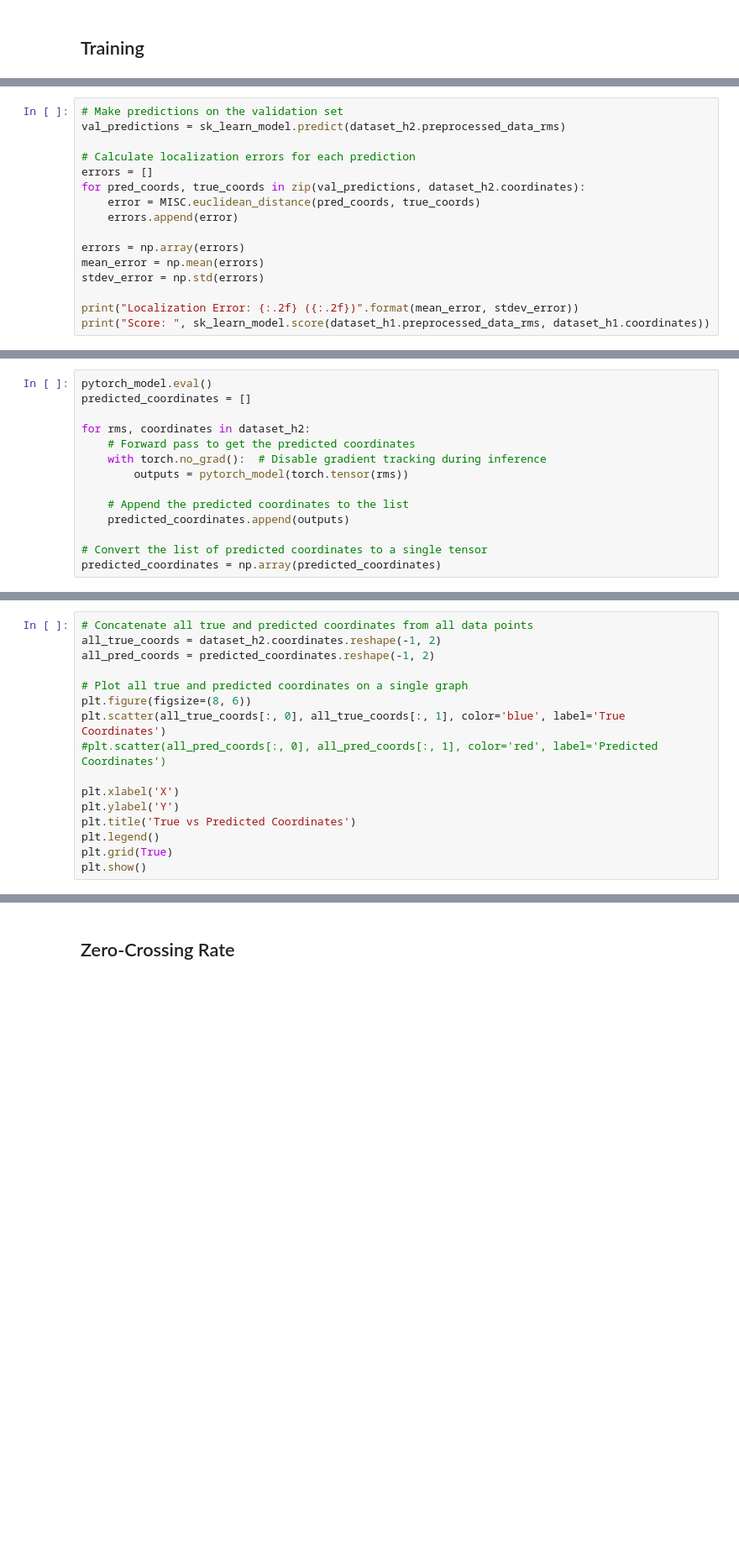
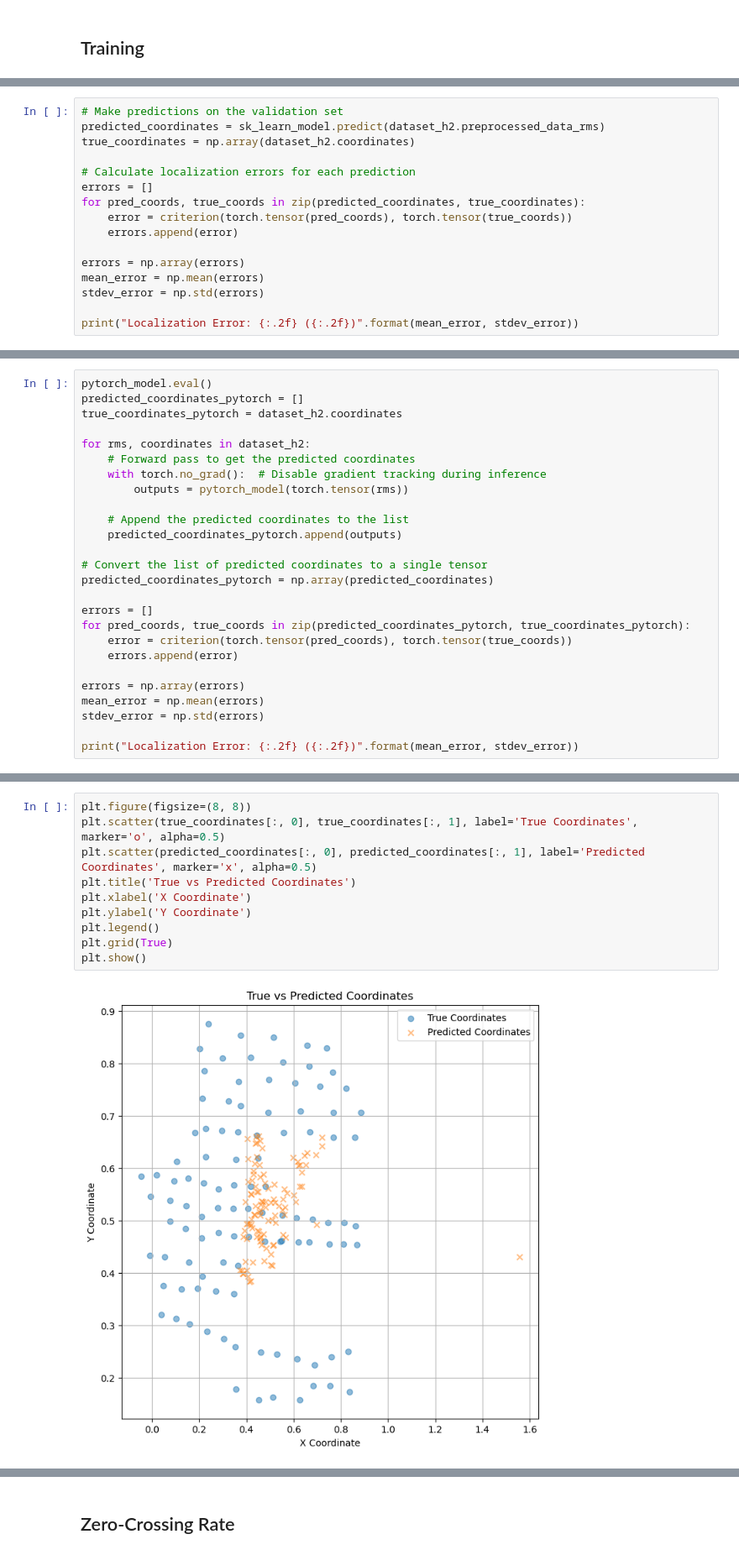
Before and after one commit to christopherT02/Acoustic-Hackathon, a Jupyter notebook: src/linear_regression.ipynb, the cells around one changed output, grey strips where cells are left out. Shown at 84% size. Saved outputs shown, nothing was run; the diff lists cells and outputs as text; blank space fills up the shorter version.

```diff
--- a/src/linear_regression.ipynb
+++ b/src/linear_regression.ipynb
@@ -225,11 +237,12 @@ def euclidean_distance2(pred_coords, true_coords):
 # %%
 # Make predictions on the validation set
-val_predictions = sk_learn_model.predict(dataset_h2.preprocessed_data_rms)
+predicted_coordinates = sk_learn_model.predict(dataset_h2.preprocessed_data_rms)
+true_coordinates = np.array(dataset_h2.coordinates)
 
 # Calculate localization errors for each prediction
 errors = []
-for pred_coords, true_coords in zip(val_predictions, dataset_h2.coordinates):
-    error = MISC.euclidean_distance(pred_coords, true_coords)
+for pred_coords, true_coords in zip(predicted_coordinates, true_coordinates):
+    error = criterion(torch.tensor(pred_coords), torch.tensor(true_coords))
     errors.append(error)
 
 errors = np.array(errors)
@@ -237,5 +250,4 @@ mean_error = np.mean(errors)
 stdev_error = np.std(errors)
 
 print("Localization Error: {:.2f} ({:.2f})".format(mean_error, stdev_error))
-print("Score: ", sk_learn_model.score(dataset_h1.preprocessed_data_rms, dataset_h1.coordinates))
 # %% [output]
@@ -254,6 +257,7 @@ RuntimeError: Can't call numpy() on Tensor that requires grad. Use tensor.detach
 # %%
 pytorch_model.eval()
-predicted_coordinates = []
+predicted_coordinates_pytorch = []
+true_coordinates_pytorch = dataset_h2.coordinates
 
 for rms, coordinates in dataset_h2:
     # Forward pass to get the predicted coordinates
@@ -261,7 +265,18 @@ for rms, coordinates in dataset_h2:
         outputs = pytorch_model(torch.tensor(rms))
 
     # Append the predicted coordinates to the list
-    predicted_coordinates.append(outputs)
+    predicted_coordinates_pytorch.append(outputs)
 
 # Convert the list of predicted coordinates to a single tensor
-predicted_coordinates = np.array(predicted_coordinates)
+predicted_coordinates_pytorch = np.array(predicted_coordinates)
+
+errors = []
+for pred_coords, true_coords in zip(predicted_coordinates_pytorch, true_coordinates_pytorch):
+    error = criterion(torch.tensor(pred_coords), torch.tensor(true_coords))
+    errors.append(error)
+
+errors = np.array(errors)
+mean_error = np.mean(errors)
+stdev_error = np.std(errors)
+
+print("Localization Error: {:.2f} ({:.2f})".format(mean_error, stdev_error))
@@ -279,16 +287,12 @@ print("Localization Error: {:.2f} ({:.2f})".format(mean_error, stdev_error))
 # %%
-# Concatenate all true and predicted coordinates from all data points
-all_true_coords = dataset_h2.coordinates.reshape(-1, 2)
-all_pred_coords = predicted_coordinates.reshape(-1, 2)
-
-# Plot all true and predicted coordinates on a single graph
-plt.figure(figsize=(8, 6))
-plt.scatter(all_true_coords[:, 0], all_true_coords[:, 1], color='blue', label='True Coordinates')
-#plt.scatter(all_pred_coords[:, 0], all_pred_coords[:, 1], color='red', label='Predicted Coordinates')
-
-plt.xlabel('X')
-plt.ylabel('Y')
+plt.figure(figsize=(8, 8))
+plt.scatter(true_coordinates[:, 0], true_coordinates[:, 1], label='True Coordinates', marker='o', alpha=0.5)
+plt.scatter(predicted_coordinates[:, 0], predicted_coordinates[:, 1], label='Predicted Coordinates', marker='x', alpha=0.5)
 plt.title('True vs Predicted Coordinates')
+plt.xlabel('X Coordinate')
+plt.ylabel('Y Coordinate')
 plt.legend()
 plt.grid(True)
 plt.show()
+# %% [output]
+[figure, added]
```
Also changed, not shown: parts of 20 cells of this notebook.
